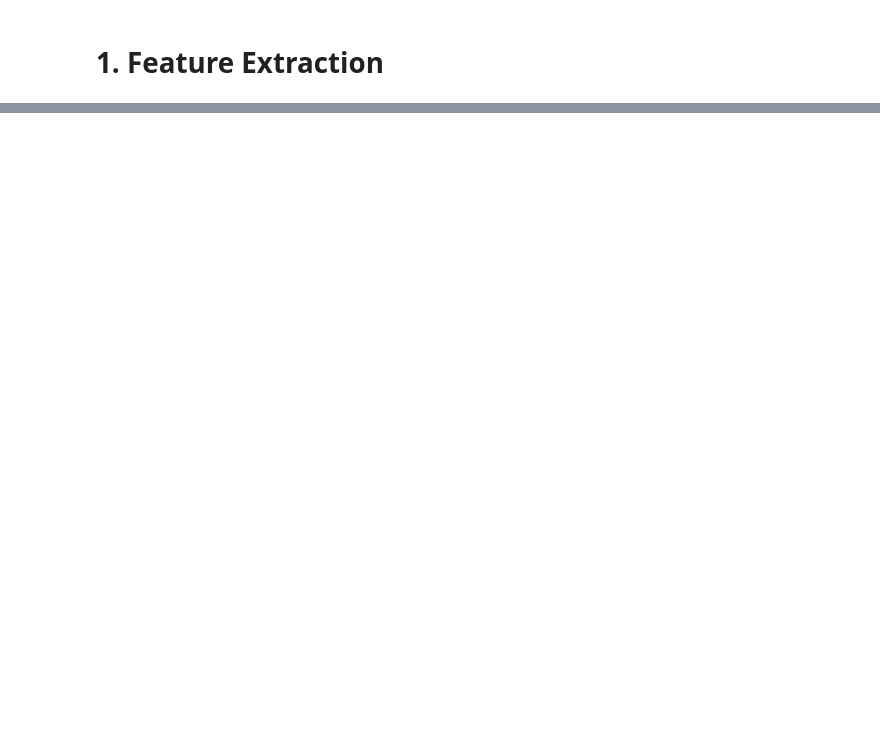
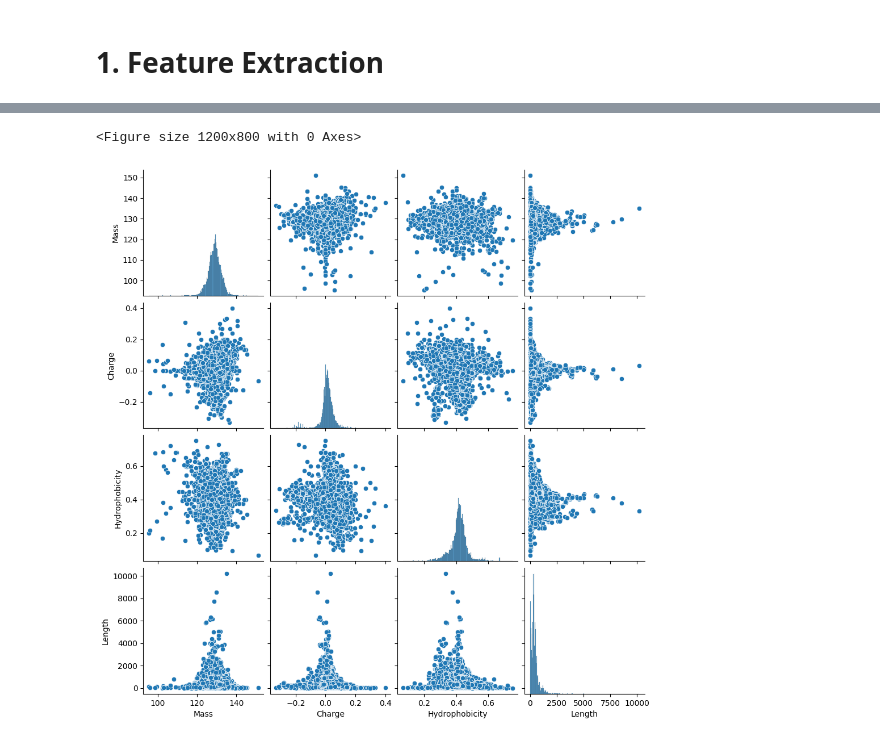
Before and after one commit to Mitfort/miniCafa, a Jupyter notebook: notebooks/data_analysis.ipynb, the cells around one changed output, grey strips where cells are left out. Cells and saved outputs as stored; diff of their text form; code cells hidden in the pictures; blank space fills up the shorter version.

```diff
--- a/notebooks/data_analysis.ipynb
+++ b/notebooks/data_analysis.ipynb
@@ -29,4 +68,6 @@ data.shape
 # %% [markdown]
 # 1. Feature Extraction
 # %%
-feature_extractor = FeatureExtractor()
+feature_extractor = FeatureExtractor(data.to_dict(orient="records"))
+# %%
+features = feature_extractor.extract_features()
@@ -32,0 +86,6 @@ feature_extractor = FeatureExtractor()
+# %%
+global_features = features[:, -4:]
+names = ["Mass", "Charge", "Hydrophobicity", "Length"]
+
+df = pd.DataFrame(global_features, columns=names)
+df.describe()
@@ -32,0 +102,7 @@ feature_extractor = FeatureExtractor()
+# %%
+fig = plt.figure(figsize=(12, 8))
+sns.pairplot(df)
+plt.show()
+# %% [output]
+<Figure size 1200x800 with 0 Axes>
+[figure, added]
```
Also changed, not shown: parts of 11 cells of this notebook, 1 other file.
